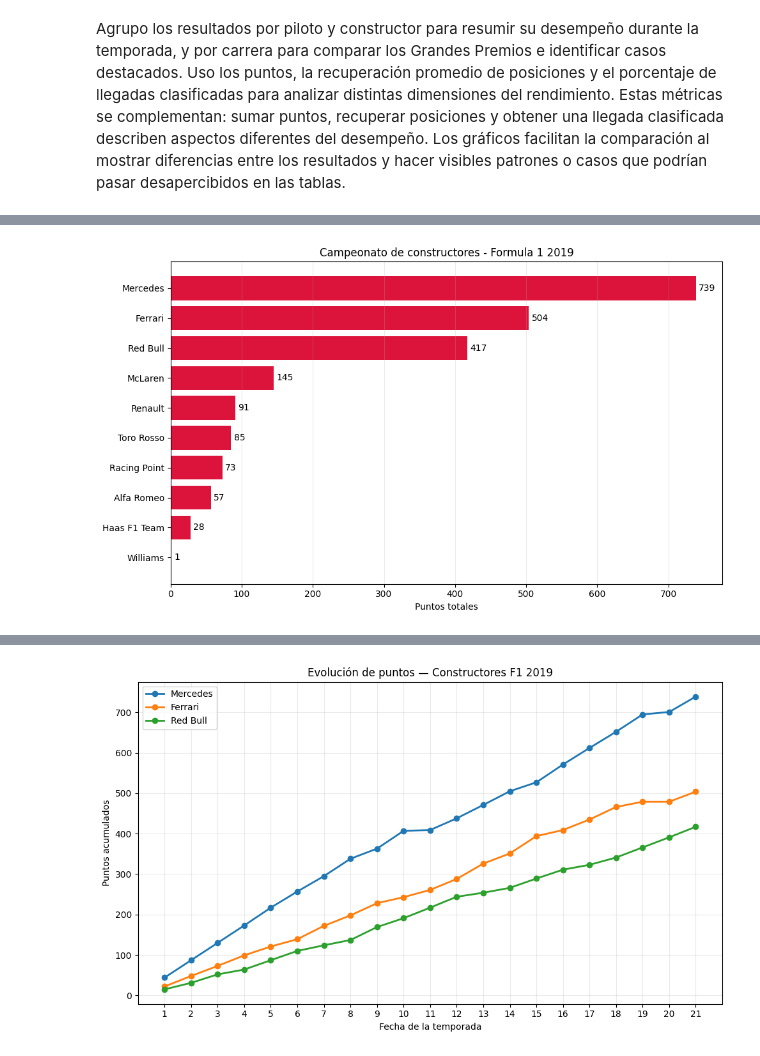
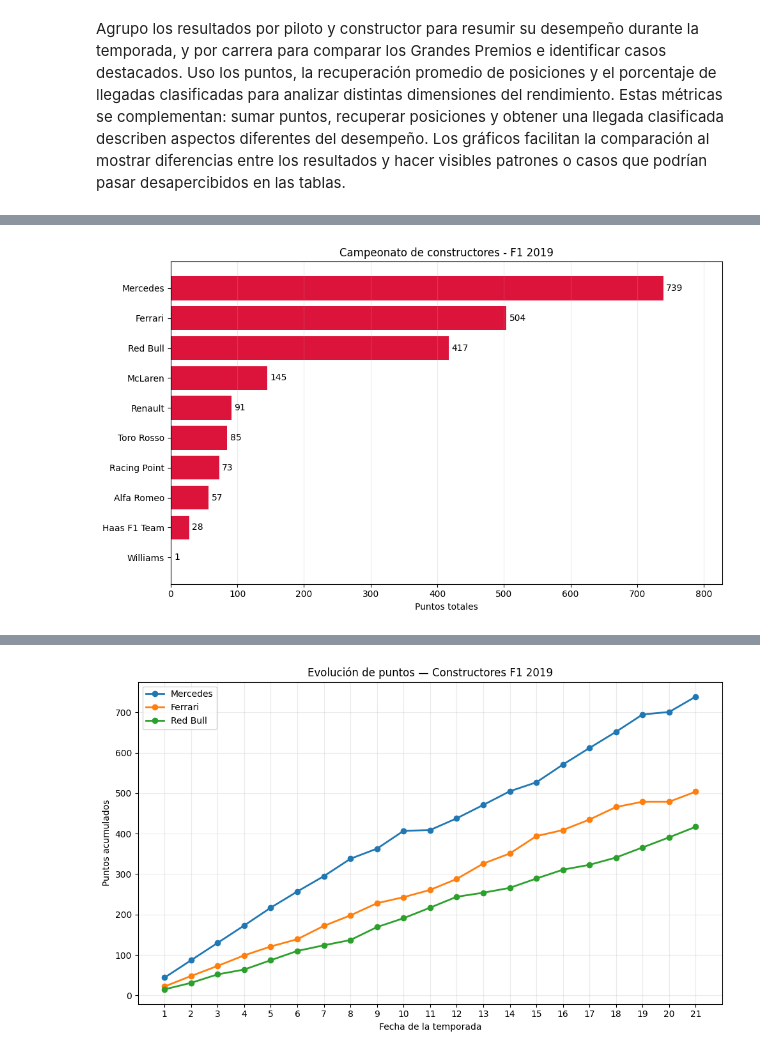
Before and after one commit to Marcos1750/f1-performance-explorer, a Jupyter notebook: notebooks/f1_performance_explorer.ipynb, the cells around one changed output, grey strips where cells are left out. Drawn from its saved outputs; the diff is of its cells as text; code cells hidden in the pictures.

```diff
--- a/notebooks/f1_performance_explorer.ipynb
+++ b/notebooks/f1_performance_explorer.ipynb
@@ -1173,26 +1173,33 @@ constructor_performance_summary.sort_values(
 # %%
 chart_data = constructor_performance_summary.sort_values(
     "puntos_totales",
     ascending=True,
 )
 
 fig, ax = plt.subplots(figsize=(10,6))
 
 bars = ax.barh(
     chart_data["constructor"],
     chart_data["puntos_totales"],
     color="crimson",
 )
 
 ax.bar_label(bars, padding=3, fmt="%.0f")
+ax.set_xlim(0, chart_data["puntos_totales"].max() * 1.12)
 ax.set_xlabel("Puntos totales")
-ax.set_title("Campeonato de constructores - Formula 1 2019")
+ax.set_title("Campeonato de constructores - F1 2019")
 ax.grid(axis="x", alpha=0.25)
 
 plt.tight_layout()
+fig.savefig(
+    FIGURES / "constructores_puntos_2019.png",
+    dpi=180,
+    bbox_inches="tight",
+    facecolor="white",
+)
 plt.show()
 # %% [output]
-[figure, old version]
+[figure, new version]
 # %%
 constructor_points_by_round = (
     analysis_clean
```
Also changed, not shown: parts of 2 cells of this notebook, 5 other files.
